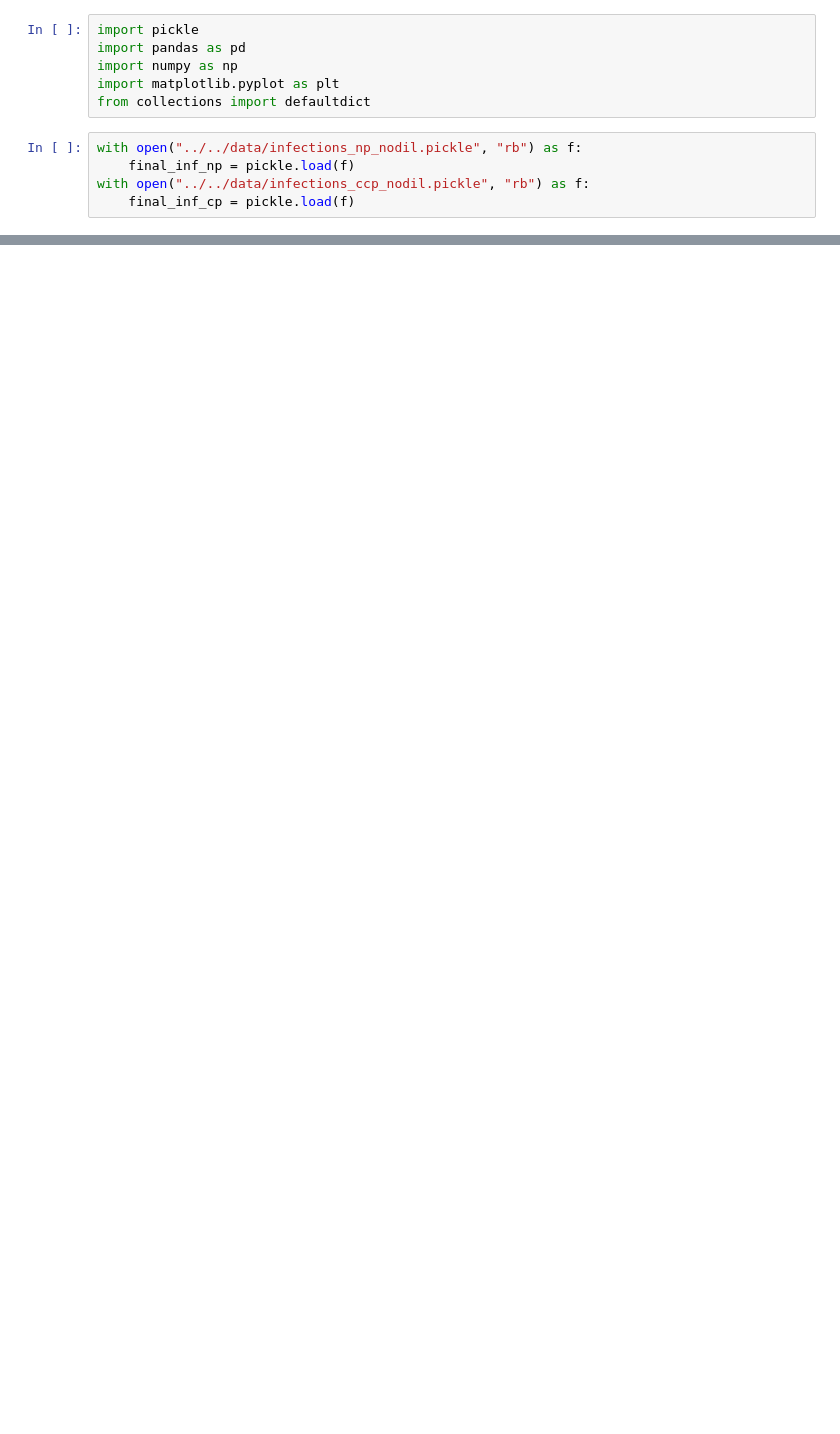
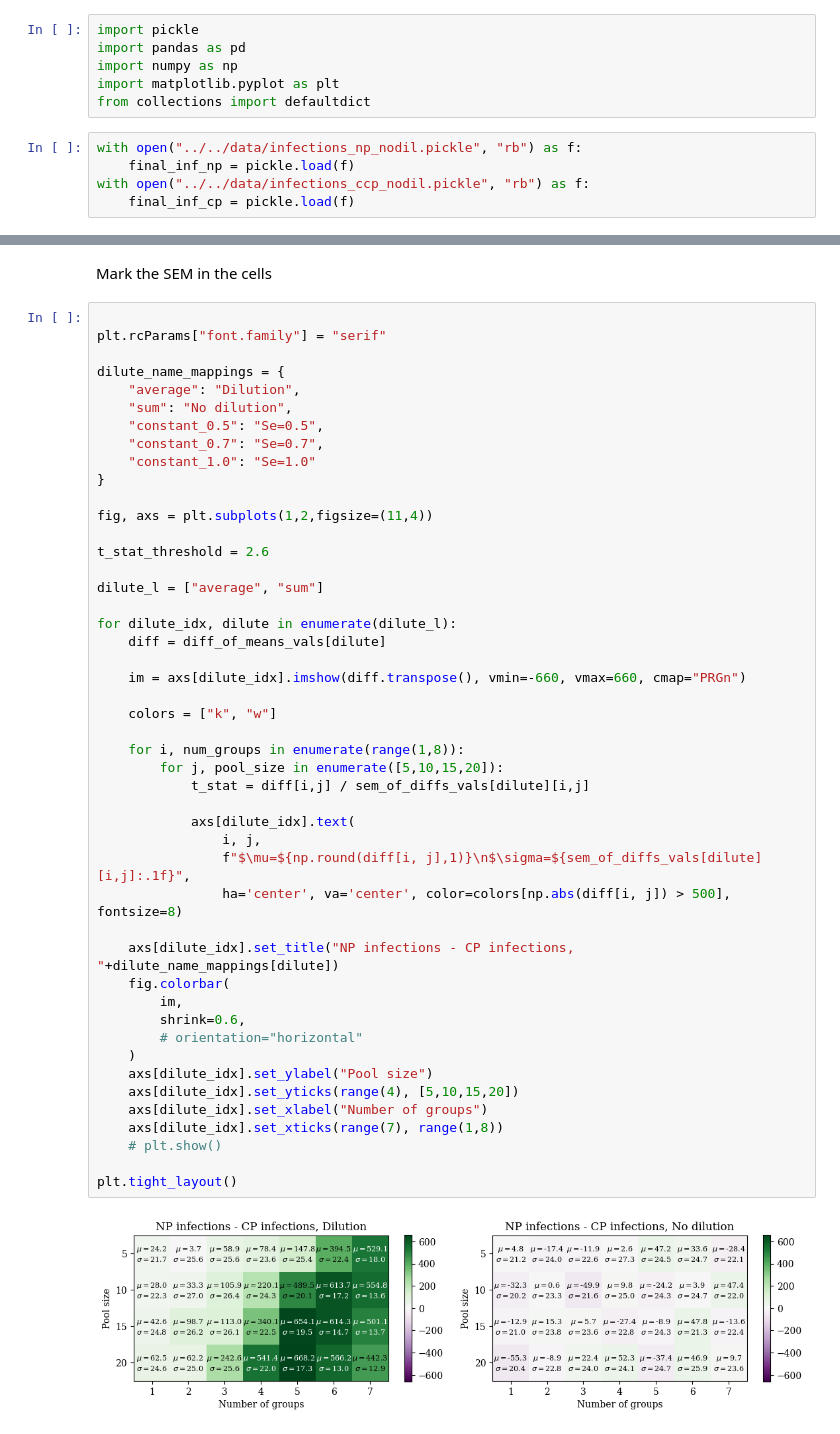
Before and after one commit to zyyjjj/corr_pooling_seirsplus, a Jupyter notebook: notebooks/figures_finalized/Fig7_EC3_heatmap.ipynb, the cells around one changed output, grey strips where cells are left out. Cells and saved outputs as stored; diff of their text form; blank space fills up the shorter version.

```diff
--- a/notebooks/figures_finalized/Fig7_EC3_heatmap.ipynb
+++ b/notebooks/figures_finalized/Fig7_EC3_heatmap.ipynb
@@ -161,0 +172,51 @@ gs.tight_layout(fig)
+# %% [markdown]
+Mark the SEM in the cells
+# %%
+
+plt.rcParams["font.family"] = "serif"
+
+dilute_name_mappings = {
+    "average": "Dilution",
+    "sum": "No dilution",
+    "constant_0.5": "Se=0.5",
+    "constant_0.7": "Se=0.7",
+    "constant_1.0": "Se=1.0"
+}
+
+fig, axs = plt.subplots(1,2,figsize=(11,4))
+
+t_stat_threshold = 2.6
+
+dilute_l = ["average", "sum"]
+
+for dilute_idx, dilute in enumerate(dilute_l):
+    diff = diff_of_means_vals[dilute]
+
+    im = axs[dilute_idx].imshow(diff.transpose(), vmin=-660, vmax=660, cmap="PRGn")
+
+    colors = ["k", "w"]
+
+    for i, num_groups in enumerate(range(1,8)):
+        for j, pool_size in enumerate([5,10,15,20]):
+            t_stat = diff[i,j] / sem_of_diffs_vals[dilute][i,j]
+
+            axs[dilute_idx].text(
+                i, j,
+                f"$\mu=${np.round(diff[i, j],1)}\n$\sigma=${sem_of_diffs_vals[dilute][i,j]:.1f}",
+                ha='center', va='center', color=colors[np.abs(diff[i, j]) > 500], fontsize=8)
+
+    axs[dilute_idx].set_title("NP infections - CP infections, "+dilute_name_mappings[dilute])
+    fig.colorbar(
+        im,
+        shrink=0.6,
+        # orientation="horizontal"
+    )
+    axs[dilute_idx].set_ylabel("Pool size")
+    axs[dilute_idx].set_yticks(range(4), [5,10,15,20])
+    axs[dilute_idx].set_xlabel("Number of groups")
+    axs[dilute_idx].set_xticks(range(7), range(1,8))
+    # plt.show()
+
+plt.tight_layout()
+# %% [output]
+[figure, added]
```
Also changed, not shown: parts of 4 cells of this notebook, 6 other files.
